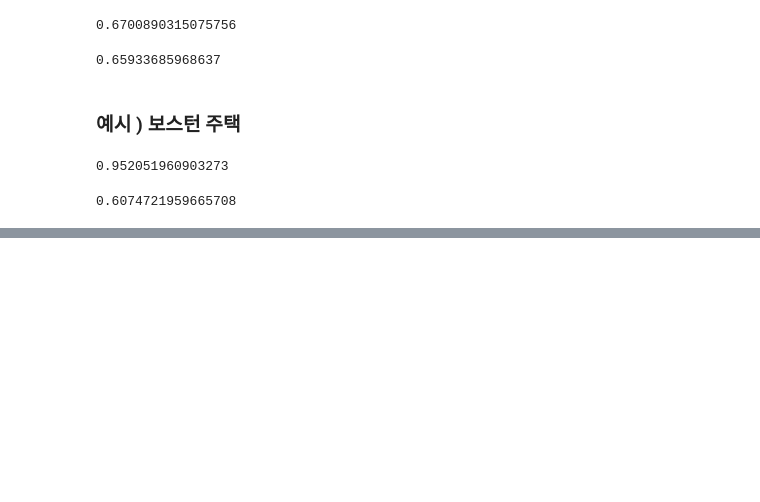
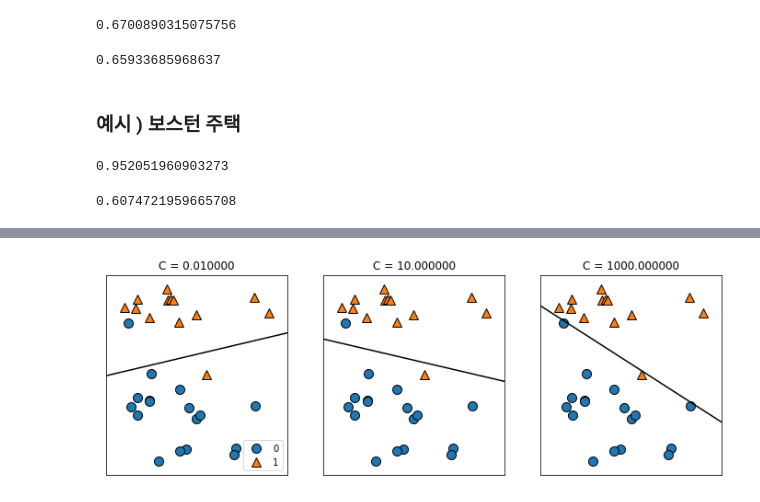
Before and after one commit to InbeomHa/python2020, a Jupyter notebook: Textbook.ipynb, the cells around one changed output, grey strips where cells are left out. Drawn from its saved outputs; the diff is of its cells as text; code cells hidden in the pictures; blank space fills up the shorter version.

```diff
--- a/Textbook.ipynb
+++ b/Textbook.ipynb
@@ -464,0 +545,4 @@ lr.score(X_test, y_test)
+# %%
+mglearn.plots.plot_linear_svc_regularization()
+# %% [output]
+[figure, added]
```
Also changed, not shown: parts of 21 cells of this notebook.
